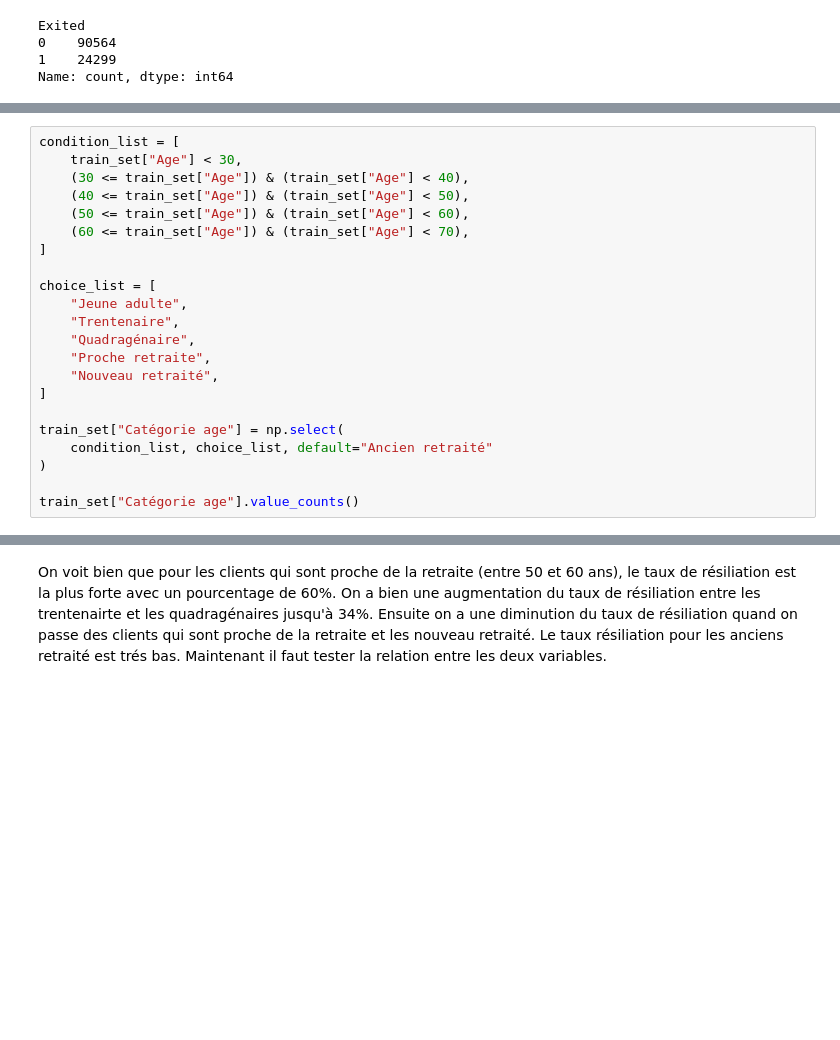
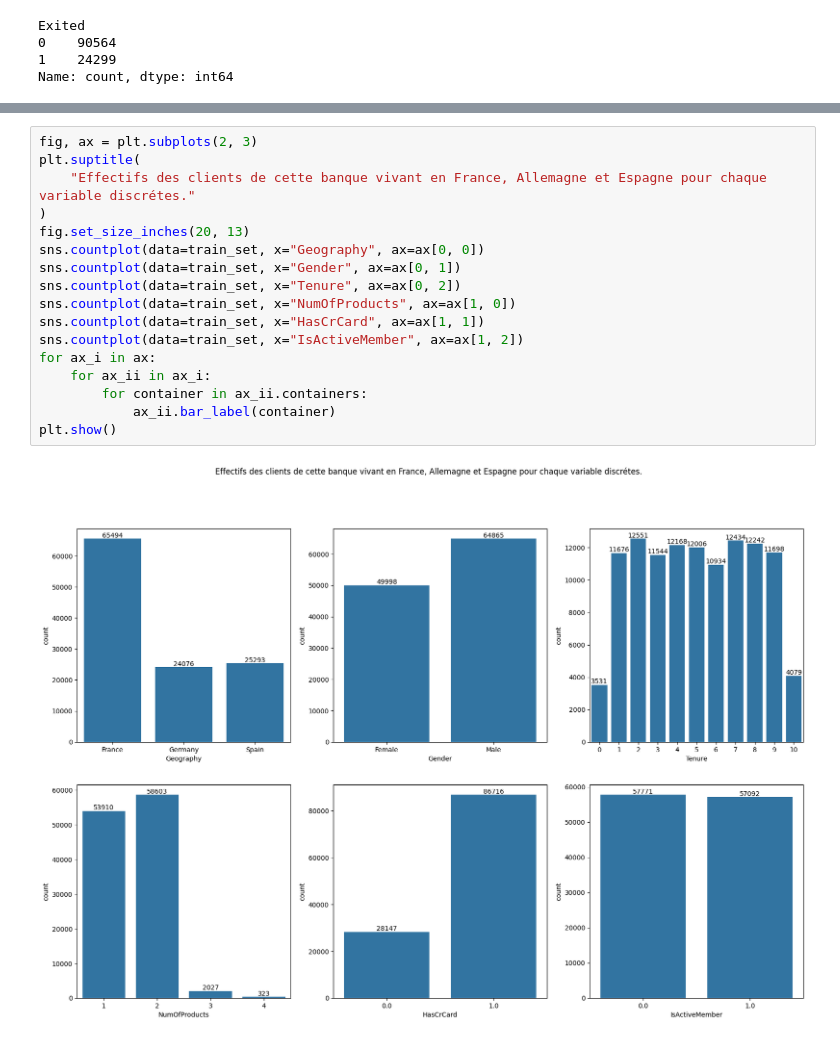
Before and after one commit to fmazur57u/Bank-churn, a Jupyter notebook: bankChurn/src/bankchurn/projet_bank_churn.ipynb, the cells around one changed output, grey strips where cells are left out. Saved outputs shown, nothing was run; the diff lists cells and outputs as text; blank space fills up the shorter version.

```diff
--- a/bankChurn/src/bankchurn/projet_bank_churn.ipynb
+++ b/bankChurn/src/bankchurn/projet_bank_churn.ipynb
@@ -154,22 +89,0 @@ La moyenne d'âge des clients de cette banque vivant en France, Allemagne et Esp
-# %%
-condition_list = [
-    train_set["Age"] < 30,
-    (30 <= train_set["Age"]) & (train_set["Age"] < 40),
-    (40 <= train_set["Age"]) & (train_set["Age"] < 50),
-    (50 <= train_set["Age"]) & (train_set["Age"] < 60),
-    (60 <= train_set["Age"]) & (train_set["Age"] < 70),
-]
-
-choice_list = [
-    "Jeune adulte",
-    "Trentenaire",
-    "Quadragénaire",
-    "Proche retraite",
-    "Nouveau retraité",
-]
-
-train_set["Catégorie age"] = np.select(
-    condition_list, choice_list, default="Ancien retraité"
-)
-
-train_set["Catégorie age"].value_counts()
@@ -224,2 +90,19 @@ pd.crosstab(
-# %% [markdown]
-On voit bien que pour les clients qui sont proche de la retraite (entre 50 et 60 ans), le taux de résiliation est la plus forte avec un pourcentage de 60%. On a bien une augmentation du taux de résiliation entre les trentenairte et les quadragénaires jusqu'à 34%. Ensuite on a une diminution du taux de résiliation quand on passe des clients qui sont proche de la retraite et les nouveau retraité. Le taux résiliation pour les anciens retraité est trés bas. Maintenant il faut tester la relation entre les deux variables.
+# %%
+fig, ax = plt.subplots(2, 3)
+plt.suptitle(
+    "Effectifs des clients de cette banque vivant en France, Allemagne et Espagne pour chaque variable discrétes."
+)
+fig.set_size_inches(20, 13)
+sns.countplot(data=train_set, x="Geography", ax=ax[0, 0])
+sns.countplot(data=train_set, x="Gender", ax=ax[0, 1])
+sns.countplot(data=train_set, x="Tenure", ax=ax[0, 2])
+sns.countplot(data=train_set, x="NumOfProducts", ax=ax[1, 0])
+sns.countplot(data=train_set, x="HasCrCard", ax=ax[1, 1])
+sns.countplot(data=train_set, x="IsActiveMember", ax=ax[1, 2])
+for ax_i in ax:
+    for ax_ii in ax_i:
+        for container in ax_ii.containers:
+            ax_ii.bar_label(container)
+plt.show()
+# %% [output]
+[figure, added]
```
Also changed, not shown: parts of 20 cells of this notebook.
